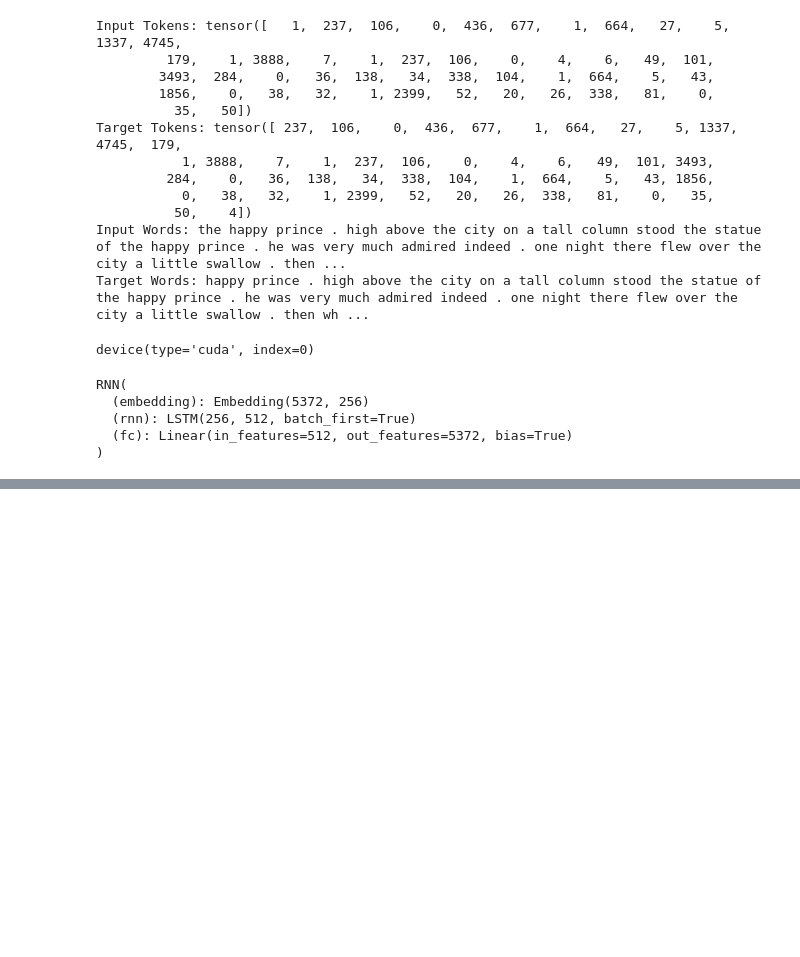
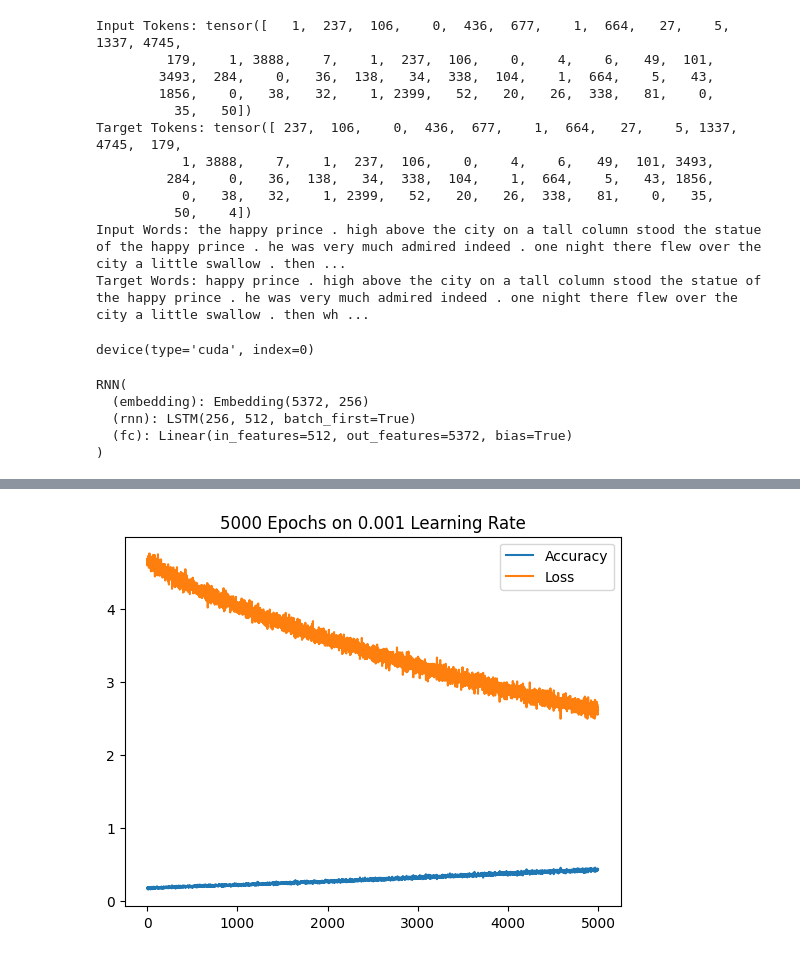
Before and after one commit to PremKumar-V/Advance_Projects, a Jupyter notebook: LLM_Base.ipynb, the cells around one changed output, grey strips where cells are left out. Cells and saved outputs as stored; diff of their text form; code cells hidden in the pictures; blank space fills up the shorter version.

```diff
--- a/LLM_Base.ipynb
+++ b/LLM_Base.ipynb
@@ -306,0 +335,3 @@ def generate(model, seed_str,
+# %%
+train(model, 0.001, 5000)
+# %% [output]
@@ -307 +348,2 @@ def generate(model, seed_str,
+[figure, added]
 # %%
```
Also changed, not shown: parts of 15 cells of this notebook.
